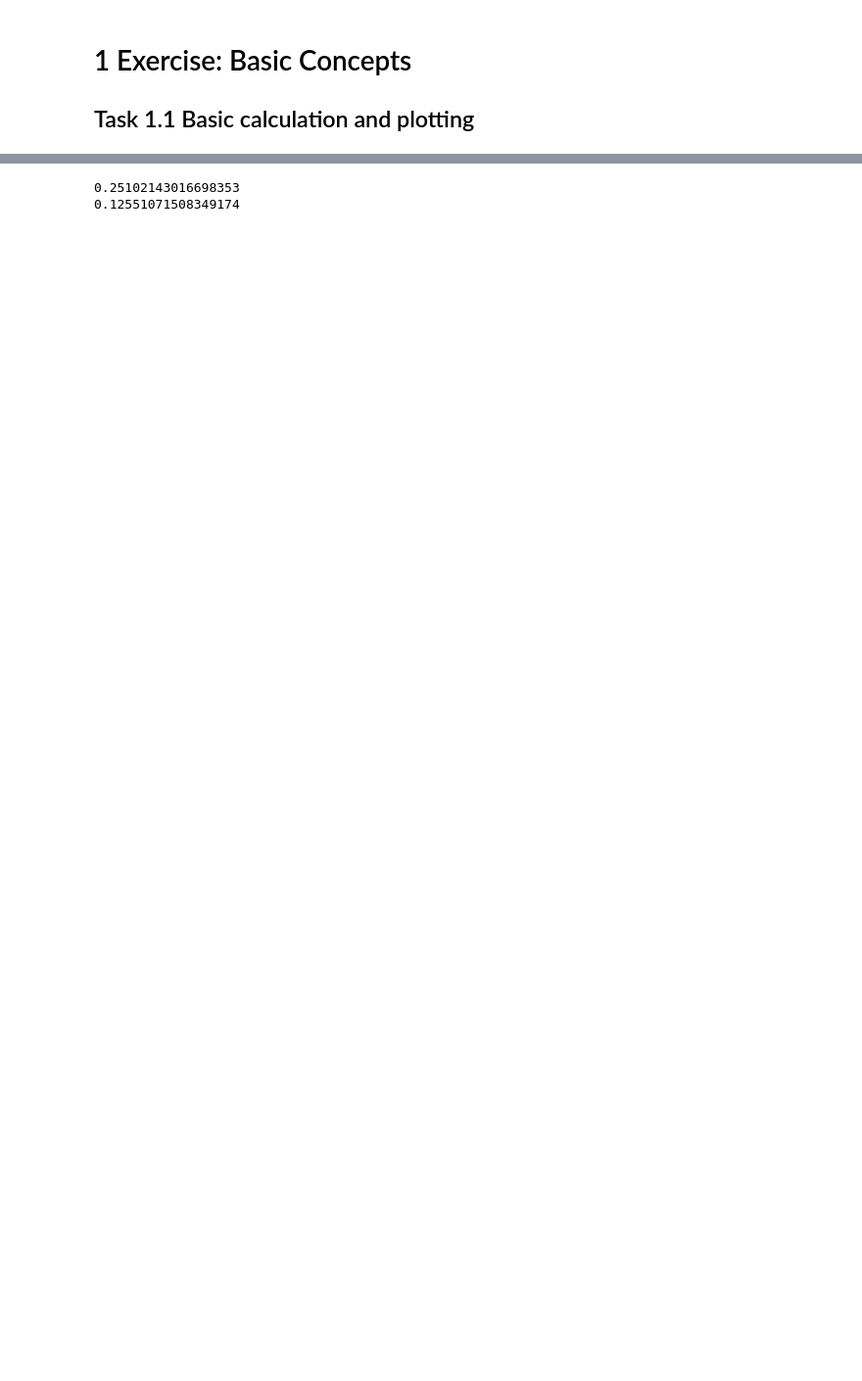
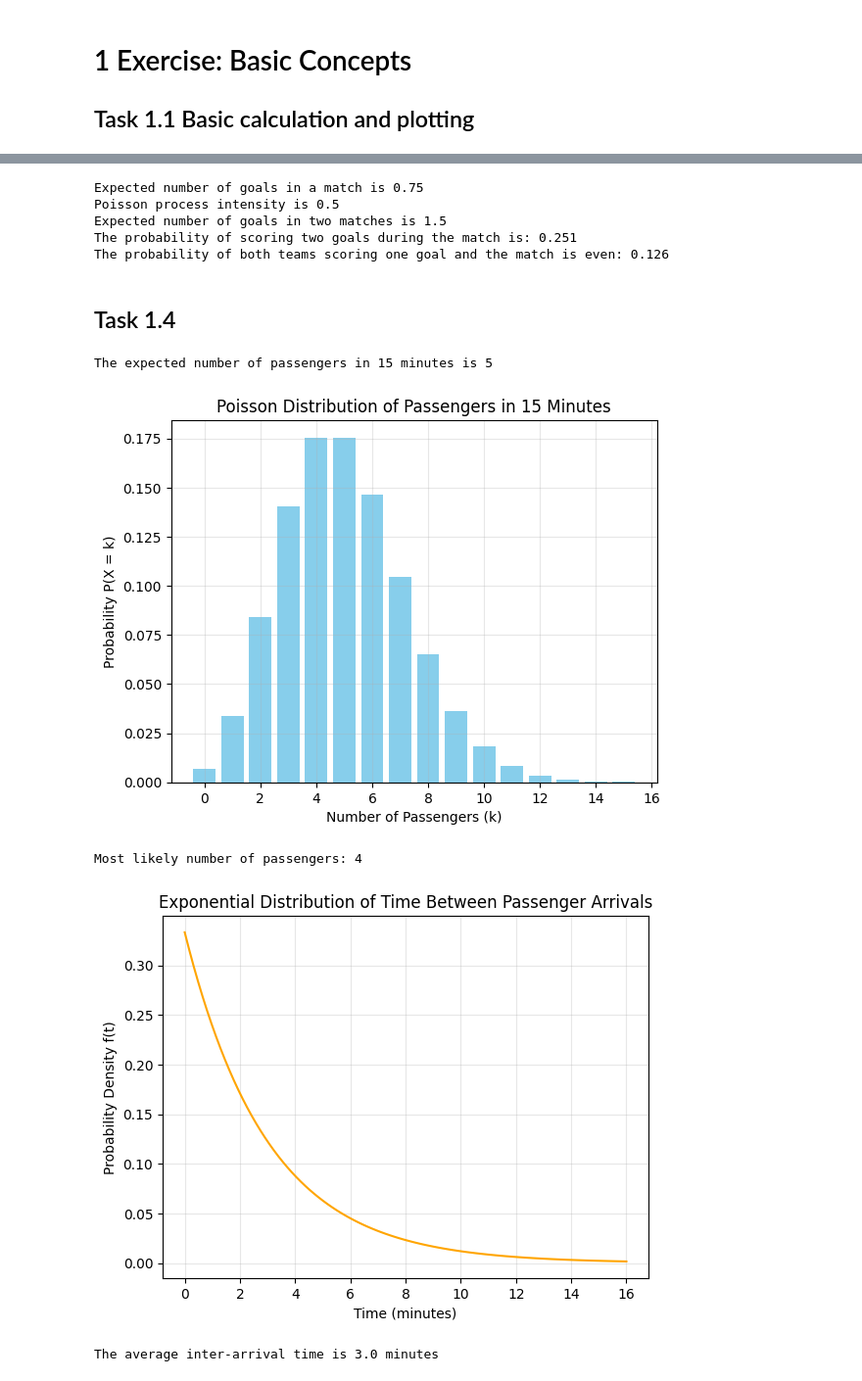
Before and after one commit to ejhasler/digsec, a Jupyter notebook: ttm4158/exercises/basic-concepts.ipynb, the cells around one changed output, grey strips where cells are left out. Shown at 98% size. Cells and saved outputs as stored; diff of their text form; code cells hidden in the pictures; blank space fills up the shorter version.

Commit message:
Task 1.4

```diff
--- a/ttm4158/exercises/basic-concepts.ipynb
+++ b/ttm4158/exercises/basic-concepts.ipynb
@@ -15,25 +19,77 @@ We will start by defining a poisson proccess:
 # %%
 mu = 0.75 # The expected number of goals per match
+print(f"Expected number of goals in a match is {mu}")
 lam = 0.5 # Poisson process intensity
+print(f"Poisson process intensity is {lam}")
+mu2 = mu*2 #Expected numbers of goals in two poisson processes
+print(f"Expected number of goals in two matches is {mu2}")
 k1 = 2 #number of goals
 
-mu2 = mu*2 #Expected numbers of goals in two poisson processes
-
-
-
 P_2goals = (np.exp(-mu2)*mu2**k1)/(m.factorial(k1)) #probability of two goals during the match
-print(P_2goals)
-
+print(f"The probability of scoring two goals during the match is: {P_2goals:.3f}")
 
 # Task b
 # We will calculate the probability of both Norway and Sweeden scores 1 goal each
-k2 = 1 #number of goals for norway
+k2 = 1 #number of goals for each team
 
 P_1goal = (np.exp(-mu)*mu**k2)/(m.factorial(k2)) #probability of one goal during the match
 
 
 P_even = P_1goal*P_1goal #probability of both teams scoring one goal each
-print(P_even)
+print(f"The probability of both teams scoring one goal and the match is even: {P_even:.3f}")
 # %% [output]
-0.25102143016698353
-0.12551071508349174
+Expected number of goals in a match is 0.75
+Poisson process intensity is 0.5
+Expected number of goals in two matches is 1.5
+The probability of scoring two goals during the match is: 0.251
+The probability of both teams scoring one goal and the match is even: 0.126
+# %% [markdown]
+## Task 1.4
+# %%
+# Task a
+t = 15
+lamb = 1/3 # Poisson process intensity (1 passenger arrives every 3 minutes)
+mu = lamb*t # The expected number of passengers in 15 minutes
+print(f"The expected number of passengers in {t} minutes is {int(mu)}")
+k_values = np.arange(0, 16) # k values from 0 to 15
+probabilities = []
+
+
+def poisson_prob(mu, k): #Function to calculate poisson probability
+    return (np.exp(-mu)*mu**k)/(m.factorial(k))
+
+for k in k_values:
+    prob = poisson_prob(mu, k) # Calculate the probability for each k
+    probabilities.append(prob) # Store the probability
+
+plt.bar(k_values, probabilities, color='skyblue')
+plt.xlabel('Number of Passengers (k)')
+plt.ylabel('Probability P(X = k)')
+plt.title('Poisson Distribution of Passengers in 15 Minutes')
+plt.grid(True, alpha=0.3)
+plt.show()
+
+print(f"Most likely number of passengers: {k_values[np.argmax(probabilities)]}")
+
+# Task b
+def time_distribution(lamb, t): #Function to calculate the PDF of exponential distribution
+    return lamb * np.exp(-lamb * t) # PDF formula
+
+t_values = np.linspace(0, 16, 100) # Time values from 0 to 16 minutes
+pdf_values = time_distribution(lamb, t_values) # Calculate the PDF values
+
+plt.plot(t_values, pdf_values, color='orange') # Plot the PDF (Probability Density Function)
+plt.xlabel('Time (minutes)')
+plt.ylabel('Probability Density f(t)')
+plt.title('Exponential Distribution of Time Between Passenger Arrivals')
+plt.grid(True, alpha=0.3)
+plt.show()
+
+mean_time = 1/lamb # Mean time between arrivals
+print(f"The average inter-arrival time is {mean_time} minutes")
+# %% [output]
+The expected number of passengers in 15 minutes is 5
+[figure, added]
+Most likely number of passengers: 4
+[figure, added]
+The average inter-arrival time is 3.0 minutes
```
Also changed, not shown: parts of 1 cell of this notebook.
